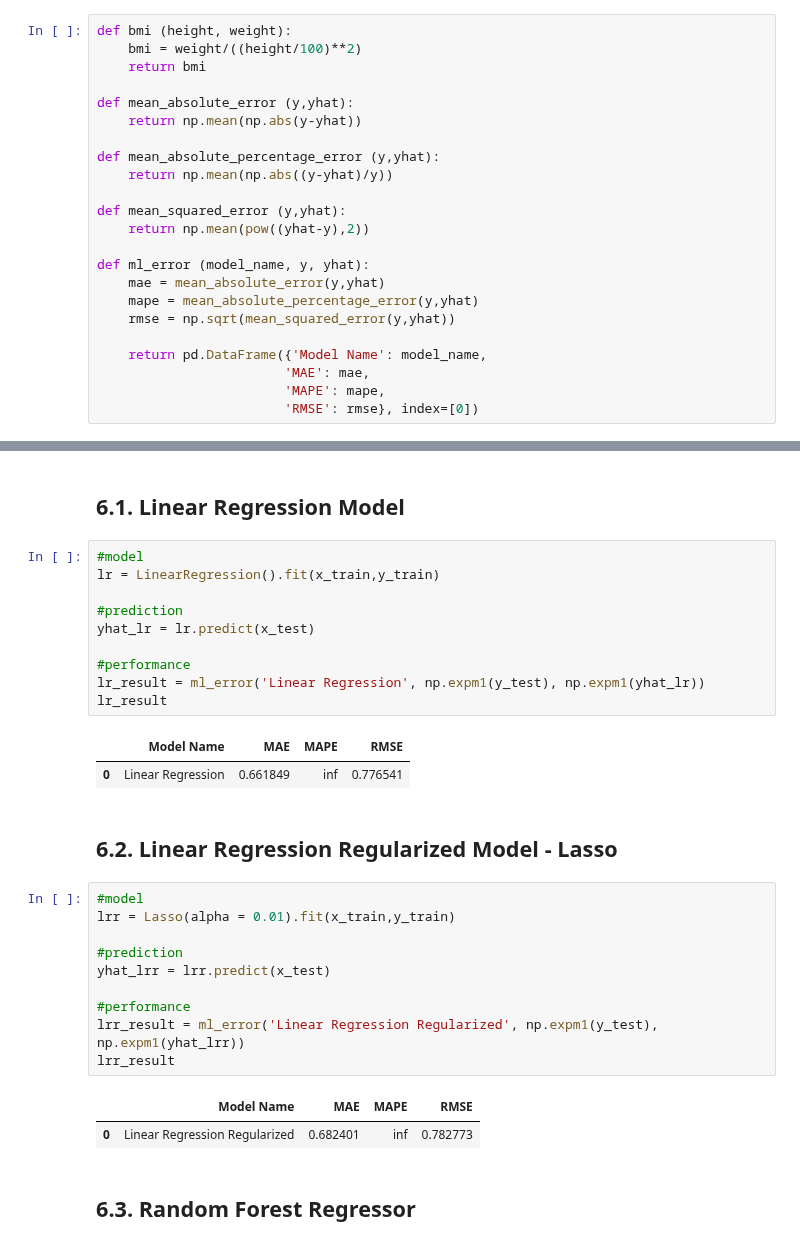
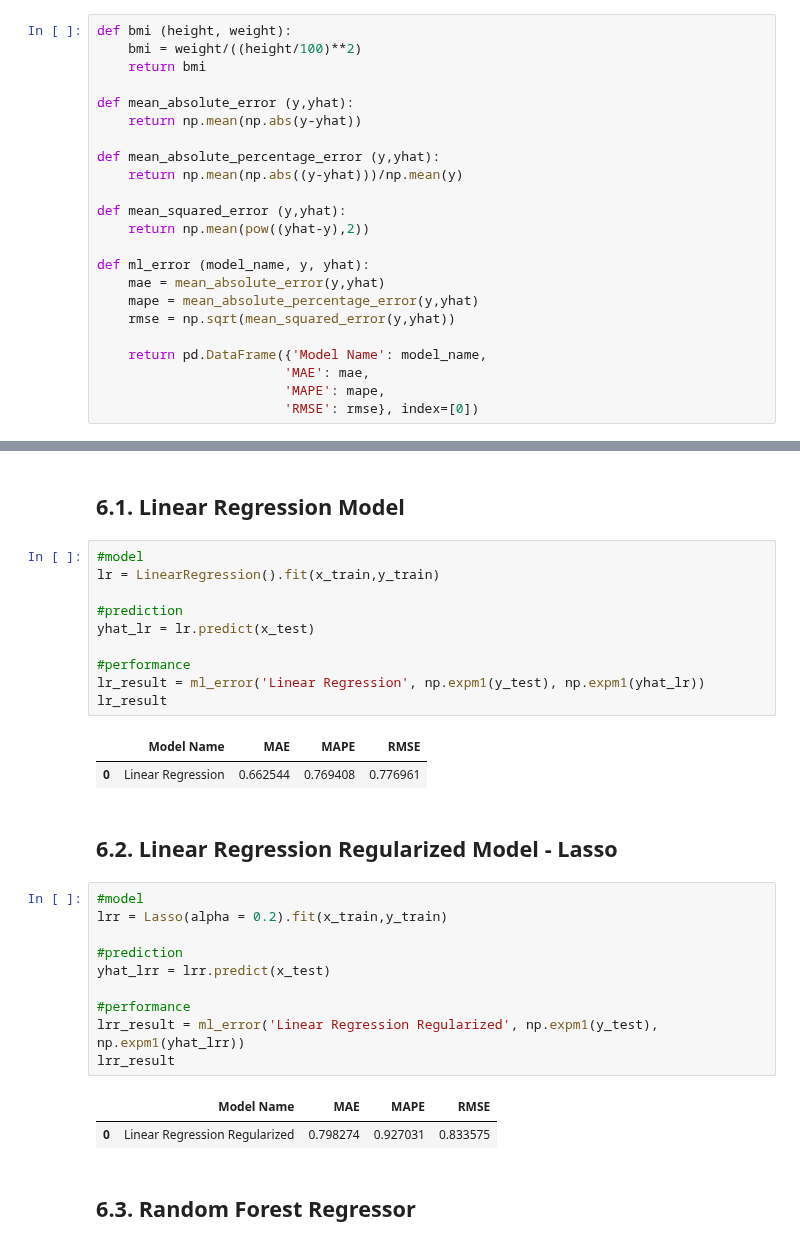
Before and after one commit to HenriqueCR1291/cardio_catch_diseases, a Jupyter notebook: m04_cardio_catch_diseases.ipynb, the cells around one changed output, grey strips where cells are left out. Cells and saved outputs as stored; diff of their text form.

```diff
--- a/m04_cardio_catch_diseases.ipynb
+++ b/m04_cardio_catch_diseases.ipynb
@@ -32,7 +33,7 @@ def mean_absolute_error (y,yhat):
     return np.mean(np.abs(y-yhat))
 
 def mean_absolute_percentage_error (y,yhat):
-    return np.mean(np.abs((y-yhat)/y))
+    return np.mean(np.abs((y-yhat)))/np.mean(y)
 
 def mean_squared_error (y,yhat):
     return np.mean(pow((yhat-y),2))
@@ -1270,22 +1296,22 @@ lr_result = ml_error('Linear Regression', np.expm1(y_test), np.expm1(yhat_lr))
 lr_result
 # %% [output]
 |  | Model Name | MAE | MAPE | RMSE |
-| 0 | Linear Regression | 0.661849 | inf | 0.776541 |
+| 0 | Linear Regression | 0.662544 | 0.769408 | 0.776961 |
 # %% [markdown]
 ## 6.2. Linear Regression Regularized Model - Lasso
 # %%
 #model
-lrr = Lasso(alpha = 0.01).fit(x_train,y_train)
+lrr = Lasso(alpha = 0.2).fit(x_train,y_train)
 
 #prediction
 yhat_lrr = lrr.predict(x_test)
 
 #performance
 lrr_result = ml_error('Linear Regression Regularized', np.expm1(y_test), np.expm1(yhat_lrr))
 lrr_result
 # %% [output]
 |  | Model Name | MAE | MAPE | RMSE |
-| 0 | Linear Regression Regularized | 0.682401 | inf | 0.782773 |
+| 0 | Linear Regression Regularized | 0.798274 | 0.927031 | 0.833575 |
 # %% [markdown]
 ## 6.3. Random Forest Regressor
 # %%
```
Also changed, not shown: parts of 9 cells of this notebook.
